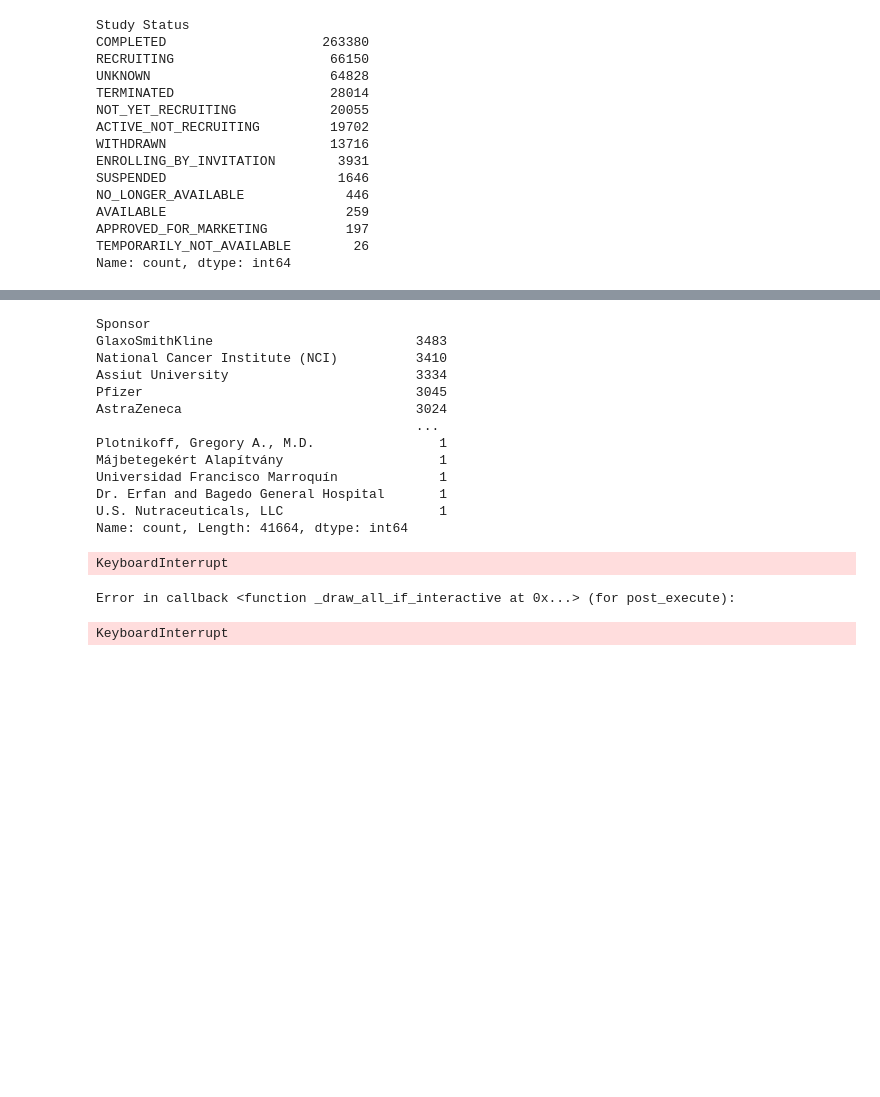
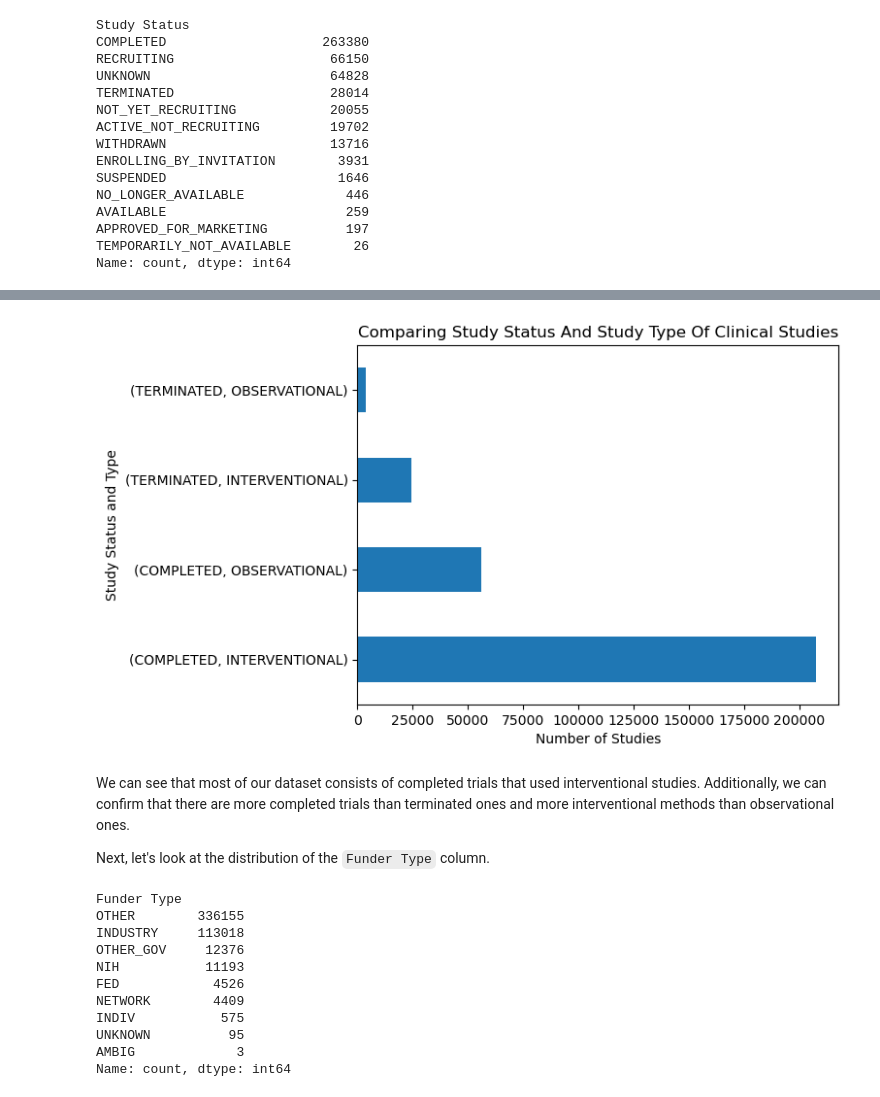
Before and after one commit to clem21chan/Clinical_Trials_Capstone, a Jupyter notebook: Notebooks/Capstone_Project.ipynb, the cells around one changed output, grey strips where cells are left out. Saved outputs shown, nothing was run; the diff lists cells and outputs as text; code cells hidden in the pictures; blank space fills up the shorter version.

```diff
--- a/Notebooks/Capstone_Project.ipynb
+++ b/Notebooks/Capstone_Project.ipynb
@@ -1214,26 +1273,30 @@ There are a lot of different categories in this column. We should remove the cat
+# %%
+# Let's visualize these!
+plt.figure()
+
+complete_terminate.groupby(['Study Status', interventional_observational['Study Type']]).count()['Study Title'].plot(kind='barh')
+plt.ylabel('Study Status and Type')
+plt.xlabel('Number of Studies')
+plt.title('Comparing Study Status and Study Type of clinical studies'.title())
+
+plt.show()
+# %% [output]
+[figure, added]
+# %% [markdown]
+We can see that most of our dataset consists of completed trials that used interventional studies. Additionally, we can confirm that there are more completed trials than terminated ones and more interventional methods than observational ones.
+
+Next, let's look at the distribution of the `Funder Type` column.
 # %%
-df['Sponsor'].value_counts()
+df['Funder Type'].value_counts()
 # %% [output]
-Sponsor
-GlaxoSmithKline                          3483
-National Cancer Institute (NCI)          3410
-Assiut University                        3334
-Pfizer                                   3045
-AstraZeneca                              3024
-                                         ...
-Plotnikoff, Gregory A., M.D.                1
-Májbetegekért Alapítvány                    1
-Universidad Francisco Marroquín             1
-Dr. Erfan and Bagedo General Hospital       1
-U.S. Nutraceuticals, LLC                    1
-Name: count, Length: 41664, dtype: int64
+Funder Type
+OTHER        336155
+INDUSTRY     113018
+OTHER_GOV     12376
+NIH           11193
+FED            4526
+NETWORK        4409
+INDIV           575
+UNKNOWN          95
+AMBIG             3
+Name: count, dtype: int64
-# %%
-plt.figure()
-
-df['Sponsor'].value_counts().plot(kind='bar')
-
-plt.show()
-# %% [output]
-KeyboardInterrupt
-Error in callback <function _draw_all_if_interactive at 0x...> (for post_execute):
-KeyboardInterrupt
```
Also changed, not shown: parts of 20 cells of this notebook, 1 other file.
